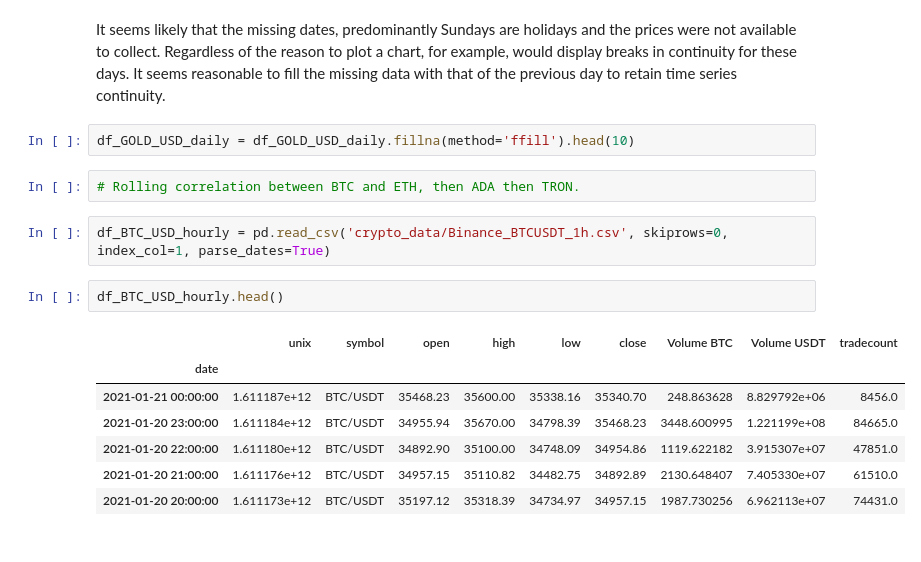
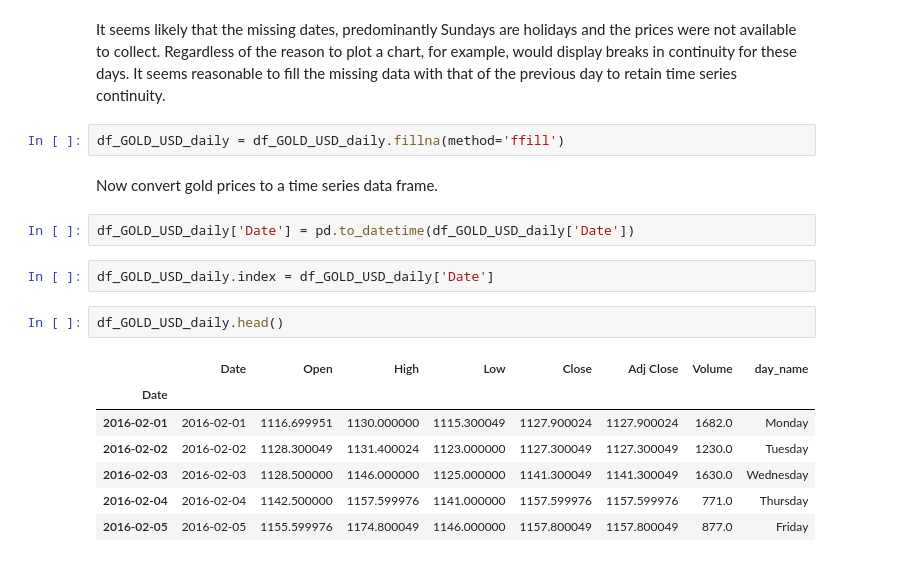
Before and after one commit to rsiwicki/rock_dex, a Jupyter notebook: blockchain_labs_rockdex.ipynb, the cells around one changed output. Drawn from its saved outputs; the diff is of its cells as text.

Commit message:
up to correlation

```diff
--- a/blockchain_labs_rockdex.ipynb
+++ b/blockchain_labs_rockdex.ipynb
@@ -298,18 +298,20 @@ df_GOLD_USD_daily[df_GOLD_USD_daily['Low'].isna()].groupby('day_name').count()
 # %% [markdown]
 It seems likely that the missing dates, predominantly Sundays are holidays and the prices were not available to collect. Regardless of the reason to plot a chart, for example, would display breaks in continuity for these days. It seems reasonable to fill the missing data with that of the previous day to retain time series continuity.
 # %%
-df_GOLD_USD_daily = df_GOLD_USD_daily.fillna(method='ffill').head(10)
+df_GOLD_USD_daily = df_GOLD_USD_daily.fillna(method='ffill')
-# %%
-# Rolling correlation between BTC and ETH, then ADA then TRON.
-# %%
-df_BTC_USD_hourly = pd.read_csv('crypto_data/Binance_BTCUSDT_1h.csv', skiprows=0, index_col=1, parse_dates=True)
+# %% [markdown]
+Now convert gold prices to a time series data frame.
+# %%
+df_GOLD_USD_daily['Date'] = pd.to_datetime(df_GOLD_USD_daily['Date'])
+# %%
+df_GOLD_USD_daily.index = df_GOLD_USD_daily['Date']
 # %%
-df_BTC_USD_hourly.head()
+df_GOLD_USD_daily.head()
 # %% [output]
-|  | unix | symbol | open | high | low | close | Volume BTC | Volume USDT | tradecount |
-| date |  |  |  |  |  |  |  |  |  |
-| 2021-01-21 00:00:00 | 1.611187e+12 | BTC/USDT | 35468.23 | 35600.00 | 35338.16 | 35340.70 | 248.863628 | 8.829792e+06 | 8456.0 |
-| 2021-01-20 23:00:00 | 1.611184e+12 | BTC/USDT | 34955.94 | 35670.00 | 34798.39 | 35468.23 | 3448.600995 | 1.221199e+08 | 84665.0 |
-| 2021-01-20 22:00:00 | 1.611180e+12 | BTC/USDT | 34892.90 | 35100.00 | 34748.09 | 34954.86 | 1119.622182 | 3.915307e+07 | 47851.0 |
-| 2021-01-20 21:00:00 | 1.611176e+12 | BTC/USDT | 34957.15 | 35110.82 | 34482.75 | 34892.89 | 2130.648407 | 7.405330e+07 | 61510.0 |
-| 2021-01-20 20:00:00 | 1.611173e+12 | BTC/USDT | 35197.12 | 35318.39 | 34734.97 | 34957.15 | 1987.730256 | 6.962113e+07 | 74431.0 |
+|  | Date | Open | High | Low | Close | Adj Close | Volume | day_name |
+| Date |  |  |  |  |  |  |  |  |
+| 2016-02-01 | 2016-02-01 | 1116.699951 | 1130.000000 | 1115.300049 | 1127.900024 | 1127.900024 | 1682.0 | Monday |
+| 2016-02-02 | 2016-02-02 | 1128.300049 | 1131.400024 | 1123.000000 | 1127.300049 | 1127.300049 | 1230.0 | Tuesday |
+| 2016-02-03 | 2016-02-03 | 1128.500000 | 1146.000000 | 1125.000000 | 1141.300049 | 1141.300049 | 1630.0 | Wednesday |
+| 2016-02-04 | 2016-02-04 | 1142.500000 | 1157.599976 | 1141.000000 | 1157.599976 | 1157.599976 | 771.0 | Thursday |
+| 2016-02-05 | 2016-02-05 | 1155.599976 | 1174.800049 | 1146.000000 | 1157.800049 | 1157.800049 | 877.0 | Friday |
```
Also changed, not shown: parts of 29 cells of this notebook.
